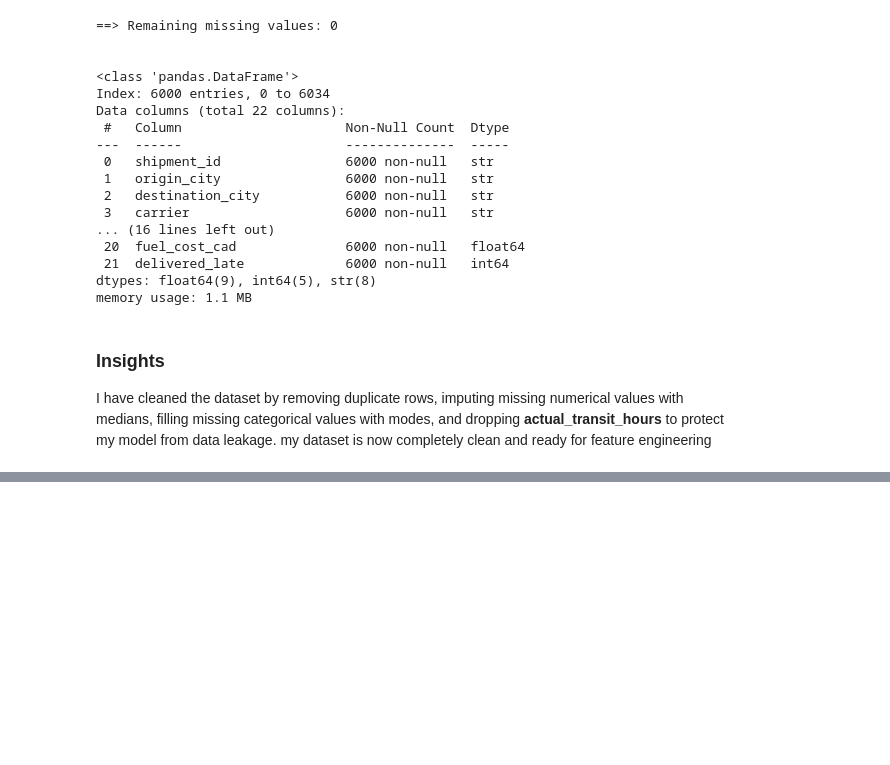
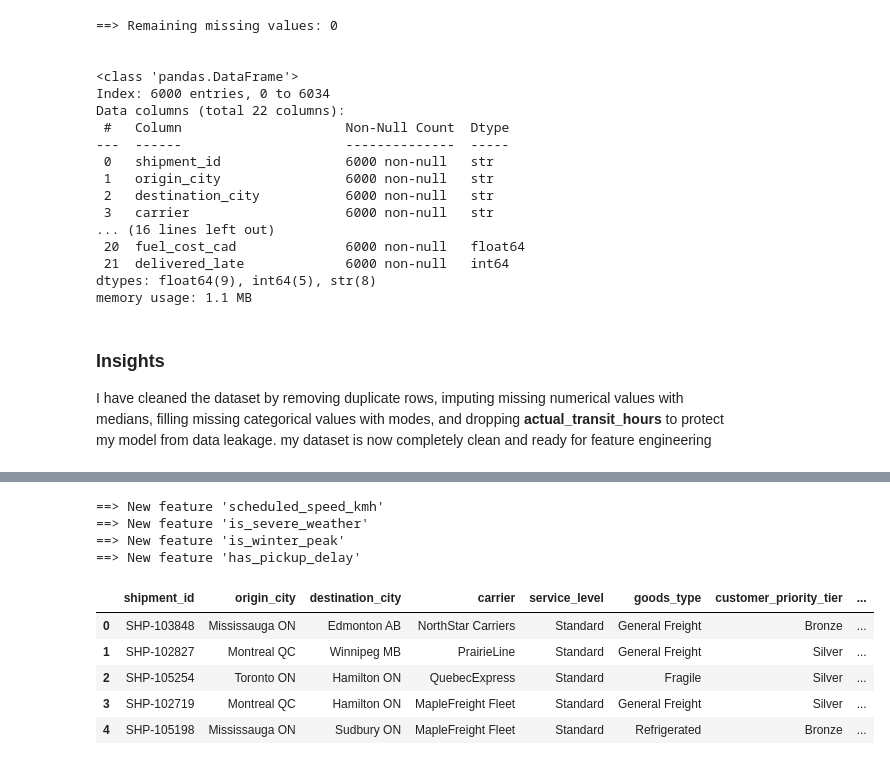
Before and after one commit to ingepsicomaster/SoftwareTools, a Jupyter notebook: Assignment1/MapleFreight_Delivery_Delay_Prediction_c0966684.ipynb, the cells around one changed output, grey strips where cells are left out. Drawn from its saved outputs; the diff is of its cells as text; code cells hidden in the pictures; blank space fills up the shorter version.

```diff
--- a/Assignment1/MapleFreight_Delivery_Delay_Prediction_c0966684.ipynb
+++ b/Assignment1/MapleFreight_Delivery_Delay_Prediction_c0966684.ipynb
@@ -265,0 +269,41 @@ I have cleaned the dataset by removing duplicate rows, imputing missing numerica
+# %%
+### I will create planned speed in km per hour by dividing distance by scheduled transit hours. This value will give to the model important information about how realistic is the delivery. The company already has these data before delivery start.
+df['scheduled_speed_kmh']=(df['distance_km']/(df['scheduled_transit_hours'])).round(2)
+print("==> New feature 'scheduled_speed_kmh'")
+
+### The wheater plays an importante factor when business is about deliveries
+### I will create a severe weather flag based on weather conditions
+if 'weather_condition' in df.columns:
+    # from the unique weather list seen before
+    severe_weather_list=['Snow', 'Storm', 'Heavy Rain', 'Fog', 'Blizzard', 'Rain']
+    ### ==> Googled lambda <==
+    df['is_severe_weather']=df['weather_condition'].astype(str).apply(
+        lambda x: 1 if any(w.lower() in x.lower() for w in severe_weather_list) else 0
+        )
+    print("==> New feature 'is_severe_weather'")
+
+### also create a winter peak season flag from shipment_month, 1 for no winter time, 0 for winter season
+if 'shipment_month' in df.columns:
+    df['is_winter_peak']=df['shipment_month'].apply(lambda x: 1 if x in [4-7] else 0)
+    print("==> New feature 'is_winter_peak'")
+
+### now I create a flag for shipments that started with a pickup delay
+### the intention is the model learns how to priorize the early pickups (negative values) or delayed ones (larger values)
+if 'pickup_delay_minutes' in df.columns:
+    df['has_pickup_delay']=df['pickup_delay_minutes'].apply(lambda x: 1 if x>0 else 0)
+    print("==> New feature 'has_pickup_delay'")
+
+
+### dataset structure with newly engineered features
+df.head()
+# %% [output]
+==> New feature 'scheduled_speed_kmh'
+==> New feature 'is_severe_weather'
+==> New feature 'is_winter_peak'
+==> New feature 'has_pickup_delay'
+|  | shipment_id | origin_city | destination_city | carrier | service_level | goods_type | customer_priority_tier | ... |
+| 0 | SHP-103848 | Mississauga ON | Edmonton AB | NorthStar Carriers | Standard | General Freight | Bronze | ... |
+| 1 | SHP-102827 | Montreal QC | Winnipeg MB | PrairieLine | Standard | General Freight | Silver | ... |
+| 2 | SHP-105254 | Toronto ON | Hamilton ON | QuebecExpress | Standard | Fragile | Silver | ... |
+| 3 | SHP-102719 | Montreal QC | Hamilton ON | MapleFreight Fleet | Standard | General Freight | Silver | ... |
+| 4 | SHP-105198 | Mississauga ON | Sudbury ON | MapleFreight Fleet | Standard | Refrigerated | Bronze | ... |
```
Also changed, not shown: parts of 2 cells of this notebook.
